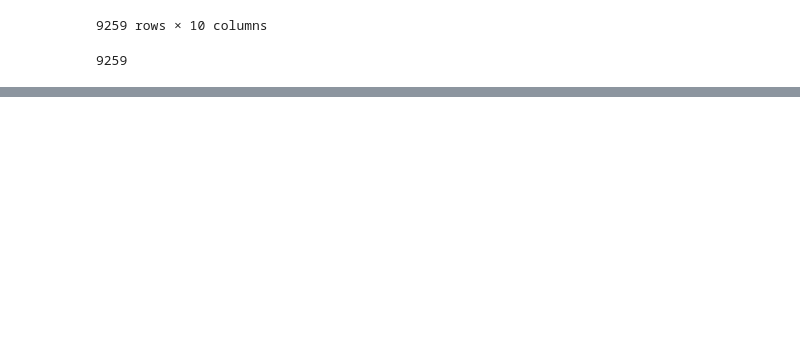
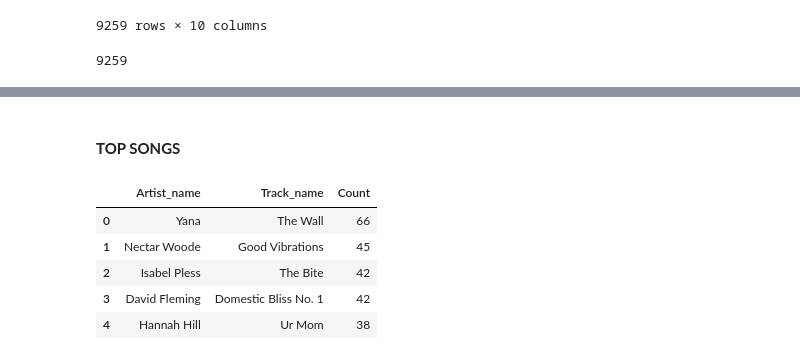
Before and after one commit to sagarverma29/Spotify-EDA, a Jupyter notebook: spotify.ipynb, the cells around one changed output, grey strips where cells are left out. Cells and saved outputs as stored; diff of their text form; code cells hidden in the pictures; blank space fills up the shorter version.

```diff
--- a/spotify.ipynb
+++ b/spotify.ipynb
@@ -105,0 +184,15 @@ spotify_2024.head()
+# %% [markdown]
+#### **TOP SONGS**
+# %%
+top_songs = spotify_2024.groupby(by= ['Artist_name','Track_name'])['Track_name'].size().reset_index(name= 'Count')
+# %%
+top_songs=top_songs.sort_values('Count', ascending=False).reset_index(drop=True)
+# %%
+top_songs.head()
+# %% [output]
+|  | Artist_name | Track_name | Count |
+| 0 | Yana | The Wall | 66 |
+| 1 | Nectar Woode | Good Vibrations | 45 |
+| 2 | Isabel Pless | The Bite | 42 |
+| 3 | David Fleming | Domestic Bliss No. 1 | 42 |
+| 4 | Hannah Hill | Ur Mom | 38 |
```
Also changed, not shown: parts of 28 cells of this notebook.
